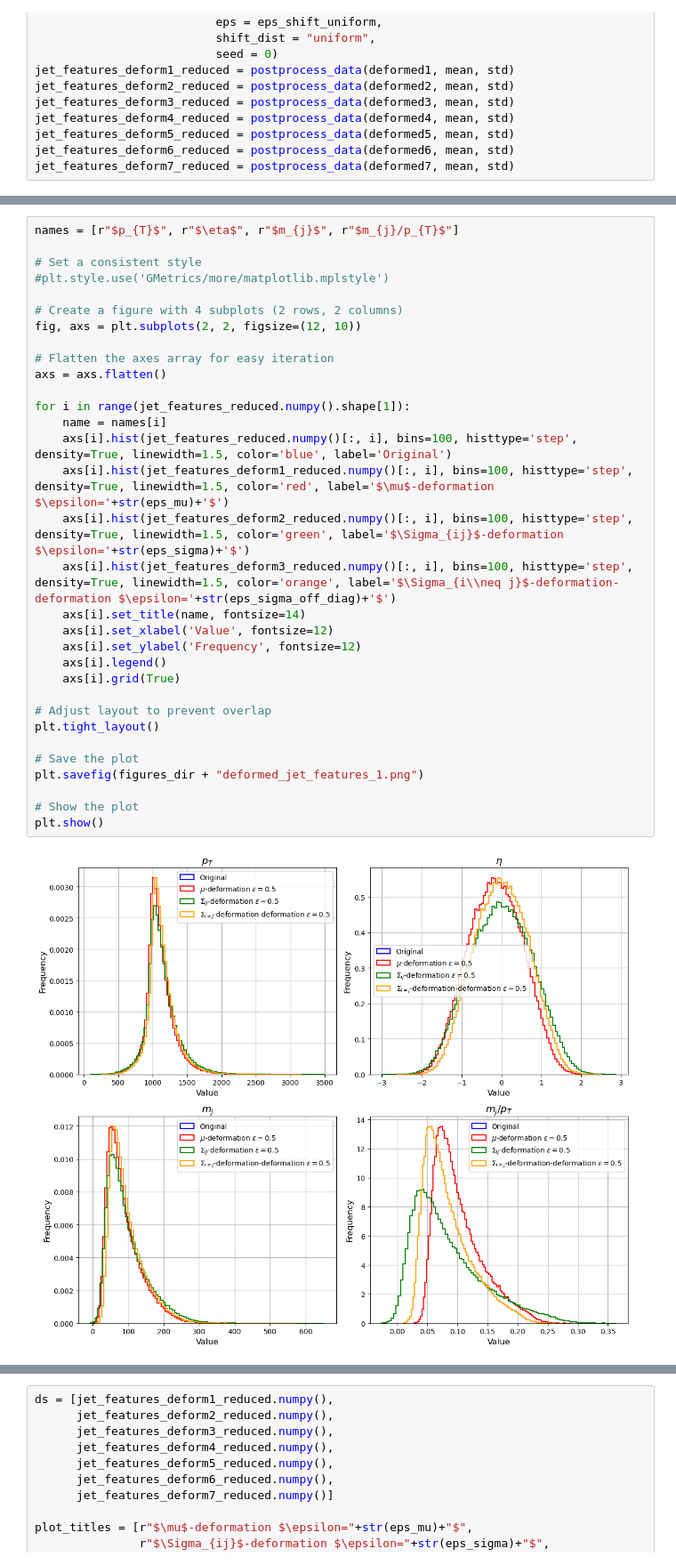
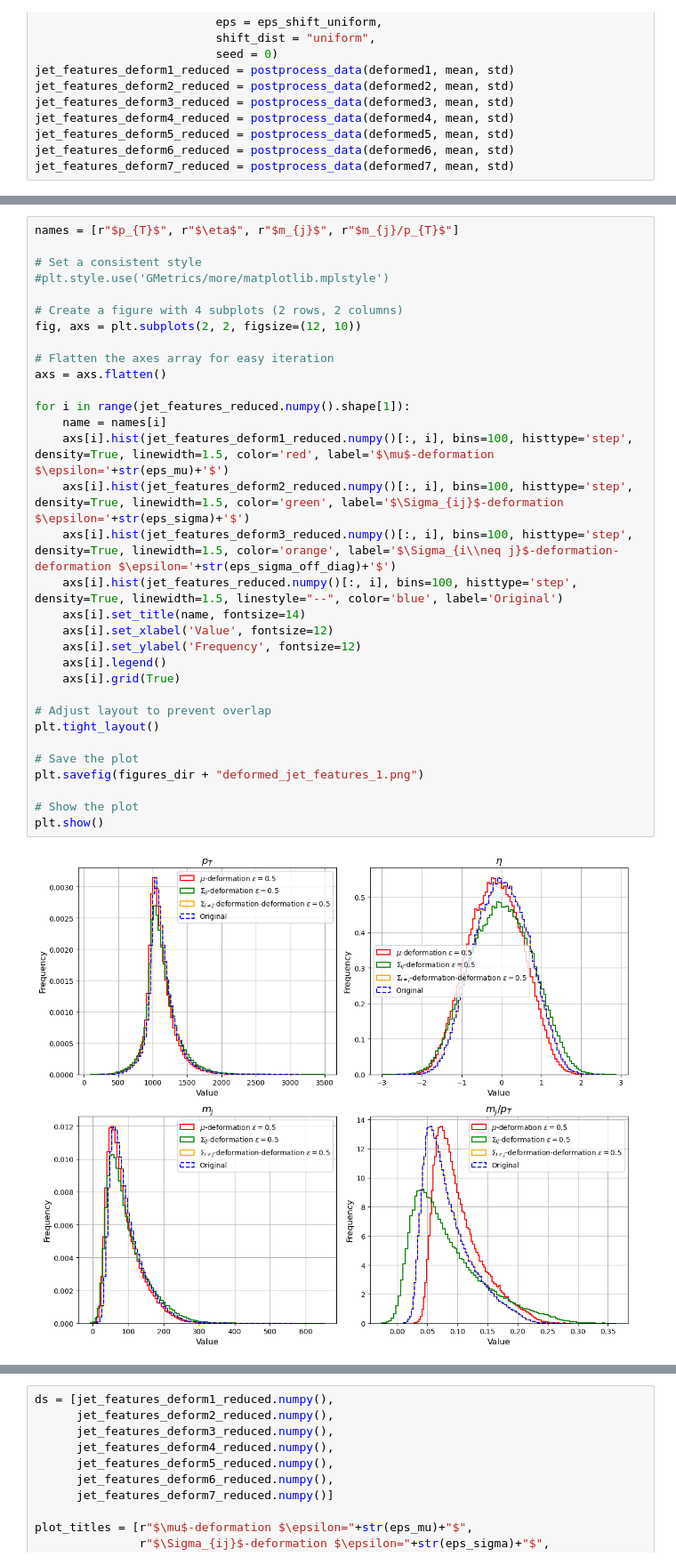
Before and after one commit to TwoSampleTests/JetNetMetrics, a Jupyter notebook: notebooks/jet_features_defs.ipynb, the cells around one changed output, grey strips where cells are left out. Shown at 89% size. Cells and saved outputs as stored; diff of their text form.

Commit message:
Updated plots

```diff
--- a/notebooks/jet_features_defs.ipynb
+++ b/notebooks/jet_features_defs.ipynb
@@ -264,35 +269,35 @@ names = [r"$p_{T}$", r"$\eta$", r"$m_{j}$", r"$m_{j}/p_{T}$"]
 
 # Set a consistent style
 #plt.style.use('GMetrics/more/matplotlib.mplstyle')
 
 # Create a figure with 4 subplots (2 rows, 2 columns)
 fig, axs = plt.subplots(2, 2, figsize=(12, 10))
 
 # Flatten the axes array for easy iteration
 axs = axs.flatten()
 
 for i in range(jet_features_reduced.numpy().shape[1]):
     name = names[i]
-    axs[i].hist(jet_features_reduced.numpy()[:, i], bins=100, histtype='step', density=True, linewidth=1.5, color='blue', label='Original')
     axs[i].hist(jet_features_deform1_reduced.numpy()[:, i], bins=100, histtype='step', density=True, linewidth=1.5, color='red', label='$\mu$-deformation $\epsilon='+str(eps_mu)+'$')
     axs[i].hist(jet_features_deform2_reduced.numpy()[:, i], bins=100, histtype='step', density=True, linewidth=1.5, color='green', label='$\Sigma_{ij}$-deformation $\epsilon='+str(eps_sigma)+'$')
     axs[i].hist(jet_features_deform3_reduced.numpy()[:, i], bins=100, histtype='step', density=True, linewidth=1.5, color='orange', label='$\Sigma_{i\\neq j}$-deformation-deformation $\epsilon='+str(eps_sigma_off_diag)+'$')
+    axs[i].hist(jet_features_reduced.numpy()[:, i], bins=100, histtype='step', density=True, linewidth=1.5, linestyle="--", color='blue', label='Original')
     axs[i].set_title(name, fontsize=14)
     axs[i].set_xlabel('Value', fontsize=12)
     axs[i].set_ylabel('Frequency', fontsize=12)
     axs[i].legend()
     axs[i].grid(True)
 
 # Adjust layout to prevent overlap
 plt.tight_layout()
 
 # Save the plot
 plt.savefig(figures_dir + "deformed_jet_features_1.png")
 
 # Show the plot
 plt.show()
 # %% [output]
-[figure, old version]
+[figure, new version]
 # %%
 names = [r"$p_{T}$", r"$\eta$", r"$m_{j}$", r"$m_{j}/p_{T}$"]
 
```
Also changed, not shown: parts of 4 cells of this notebook, 2 other files.
